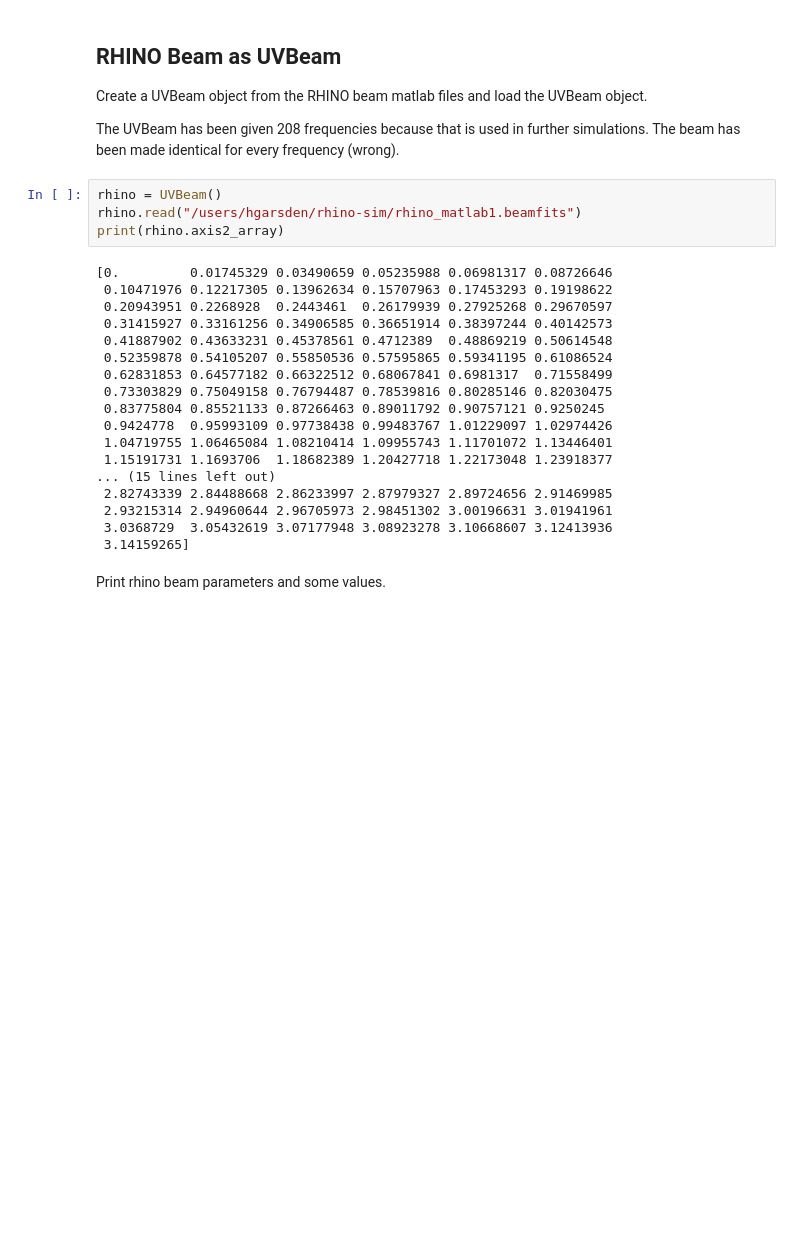
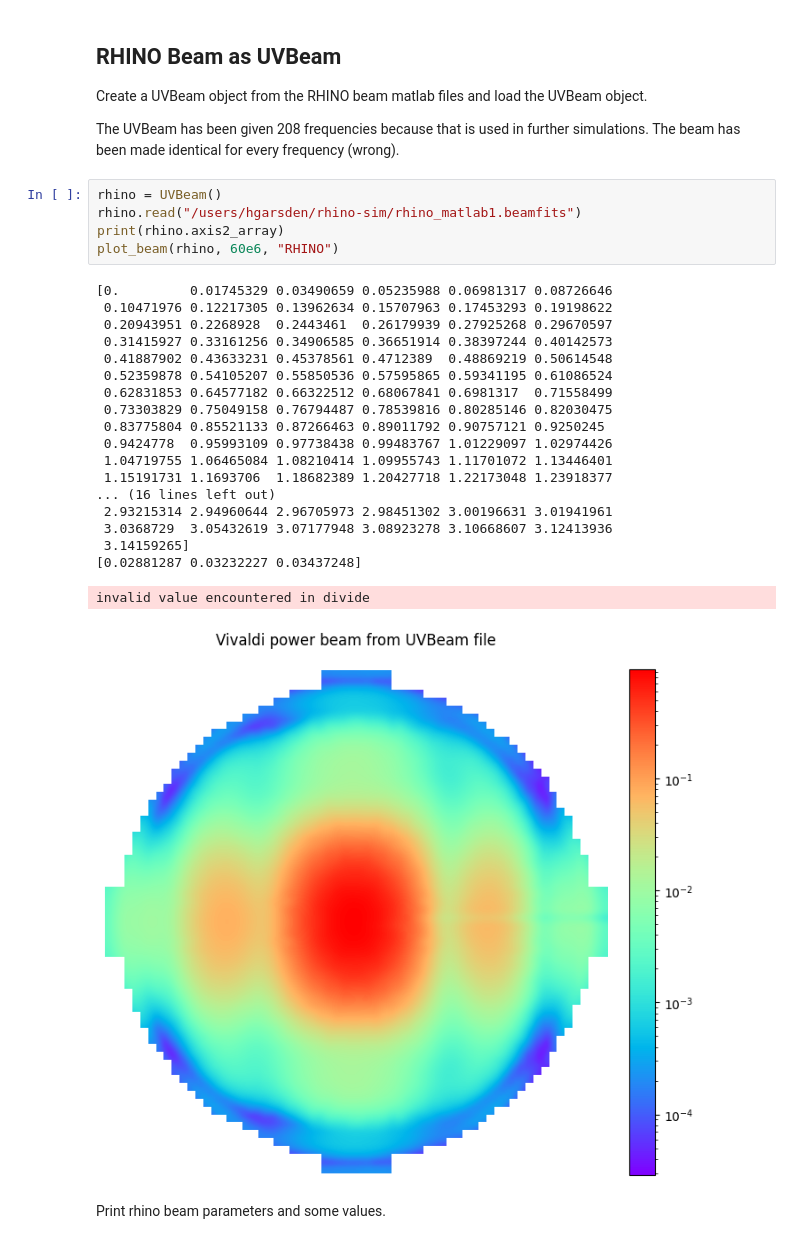
Before and after one commit to hughbg/rhino-sim, a Jupyter notebook: plot_beam.ipynb, the cells around one changed output. Drawn from its saved outputs; the diff is of its cells as text; blank space fills up the shorter version.

```diff
--- a/plot_beam.ipynb
+++ b/plot_beam.ipynb
@@ -456,25 +468,28 @@ The UVBeam has been given 208 frequencies because that is used in further simula
 # %%
 rhino = UVBeam()
 rhino.read("/users/hgarsden/rhino-sim/rhino_matlab1.beamfits")
 print(rhino.axis2_array)
+plot_beam(rhino, 60e6, "RHINO")
 # %% [output]
 [0.         0.01745329 0.03490659 0.05235988 0.06981317 0.08726646
  0.10471976 0.12217305 0.13962634 0.15707963 0.17453293 0.19198622
  0.20943951 0.2268928  0.2443461  0.26179939 0.27925268 0.29670597
  0.31415927 0.33161256 0.34906585 0.36651914 0.38397244 0.40142573
  0.41887902 0.43633231 0.45378561 0.4712389  0.48869219 0.50614548
  0.52359878 0.54105207 0.55850536 0.57595865 0.59341195 0.61086524
  0.62831853 0.64577182 0.66322512 0.68067841 0.6981317  0.71558499
  0.73303829 0.75049158 0.76794487 0.78539816 0.80285146 0.82030475
  0.83775804 0.85521133 0.87266463 0.89011792 0.90757121 0.9250245
  0.9424778  0.95993109 0.97738438 0.99483767 1.01229097 1.02974426
  1.04719755 1.06465084 1.08210414 1.09955743 1.11701072 1.13446401
  1.15191731 1.1693706  1.18682389 1.20427718 1.22173048 1.23918377
-... (15 lines left out)
- 2.82743339 2.84488668 2.86233997 2.87979327 2.89724656 2.91469985
+... (16 lines left out)
  2.93215314 2.94960644 2.96705973 2.98451302 3.00196631 3.01941961
  3.0368729  3.05432619 3.07177948 3.08923278 3.10668607 3.12413936
  3.14159265]
+[0.02881287 0.03232227 0.03437248]
+invalid value encountered in divide
+[figure, added]
 # %% [markdown]
 Print rhino beam parameters and some values.
 # %%
```
Also changed, not shown: parts of 20 cells of this notebook, 12 other files.
